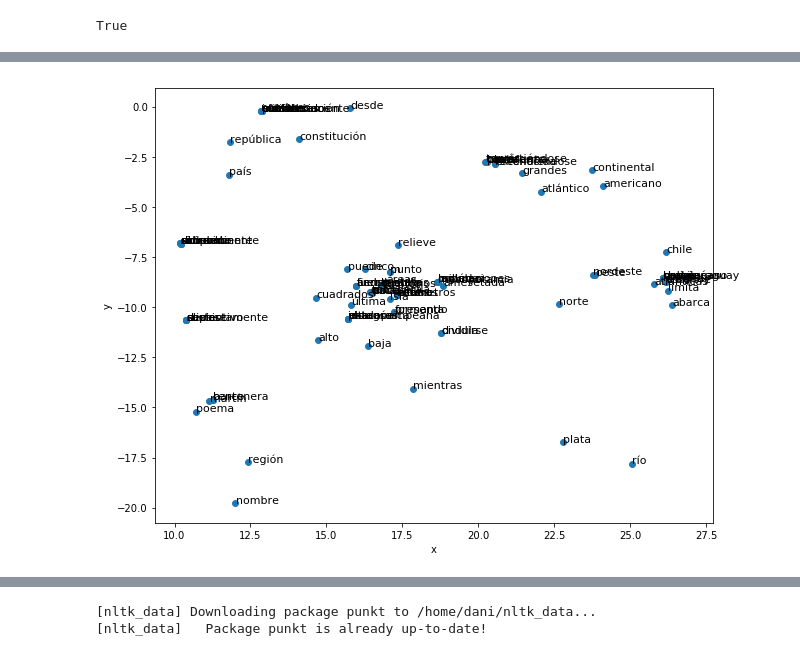
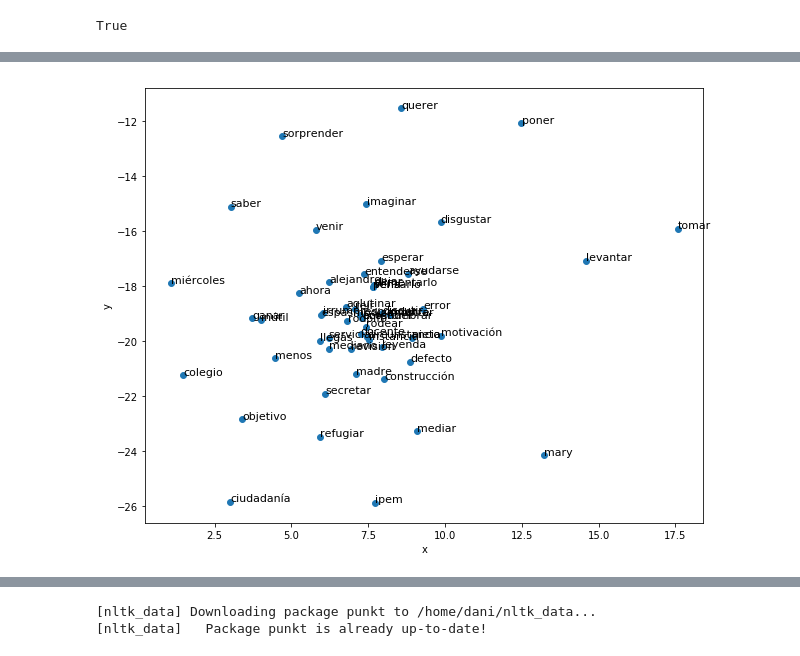
Before and after one commit to danibosch/word_clustering, a Jupyter notebook: clustering.ipynb, the cells around one changed output, grey strips where cells are left out. Saved outputs shown, nothing was run; the diff lists cells and outputs as text; code cells hidden in the pictures.

```diff
--- a/clustering.ipynb
+++ b/clustering.ipynb
@@ -242,7 +250,7 @@ def plot_region(x_bounds, y_bounds):
     ax = slice.plot.scatter(x='x', y='y', s=35, figsize=(10, 8))
     for i, point in slice.iterrows():
         ax.text(point.x + 0.005, point.y + 0.005, point.word, fontsize=11)
-# %%
-plot_region(x_bounds=(10, 30), y_bounds=(-20, 0))
-# %% [output]
-[figure, removed]
+# %%
+plot_region(x_bounds=(0, 20), y_bounds=(-30, -10))
+# %% [output]
+[figure, added]
```
Also changed, not shown: parts of 43 cells of this notebook.
